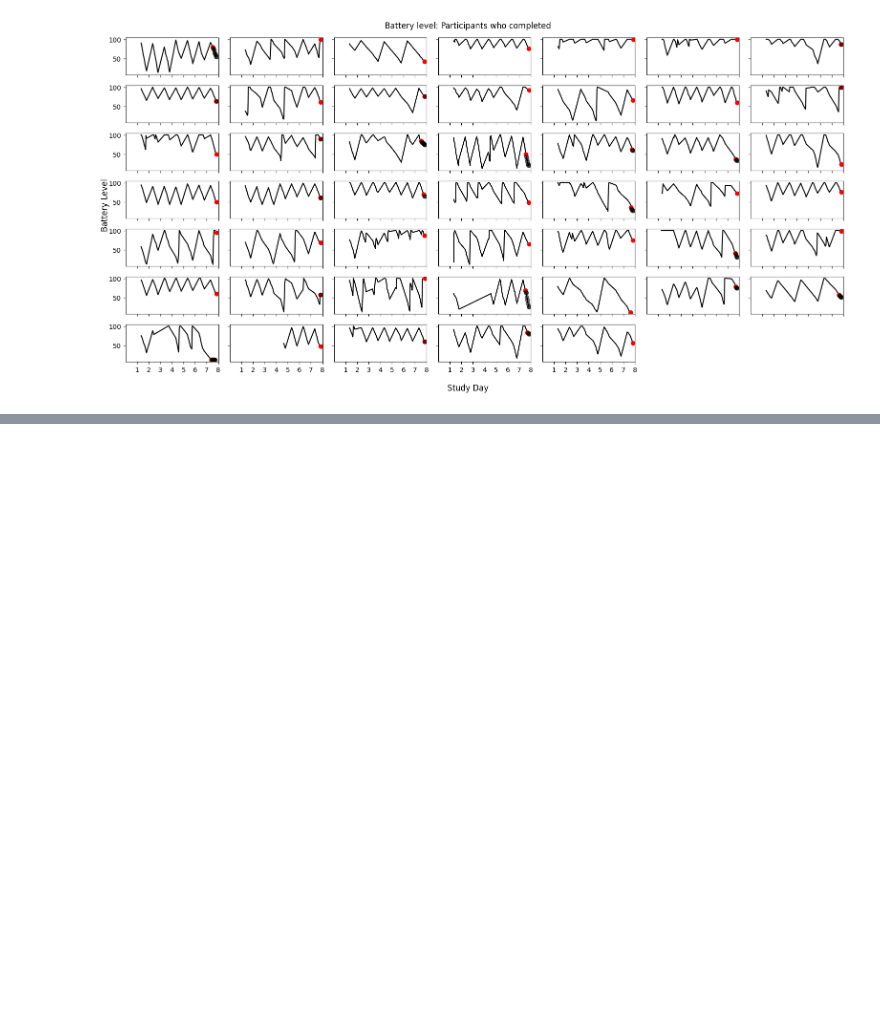
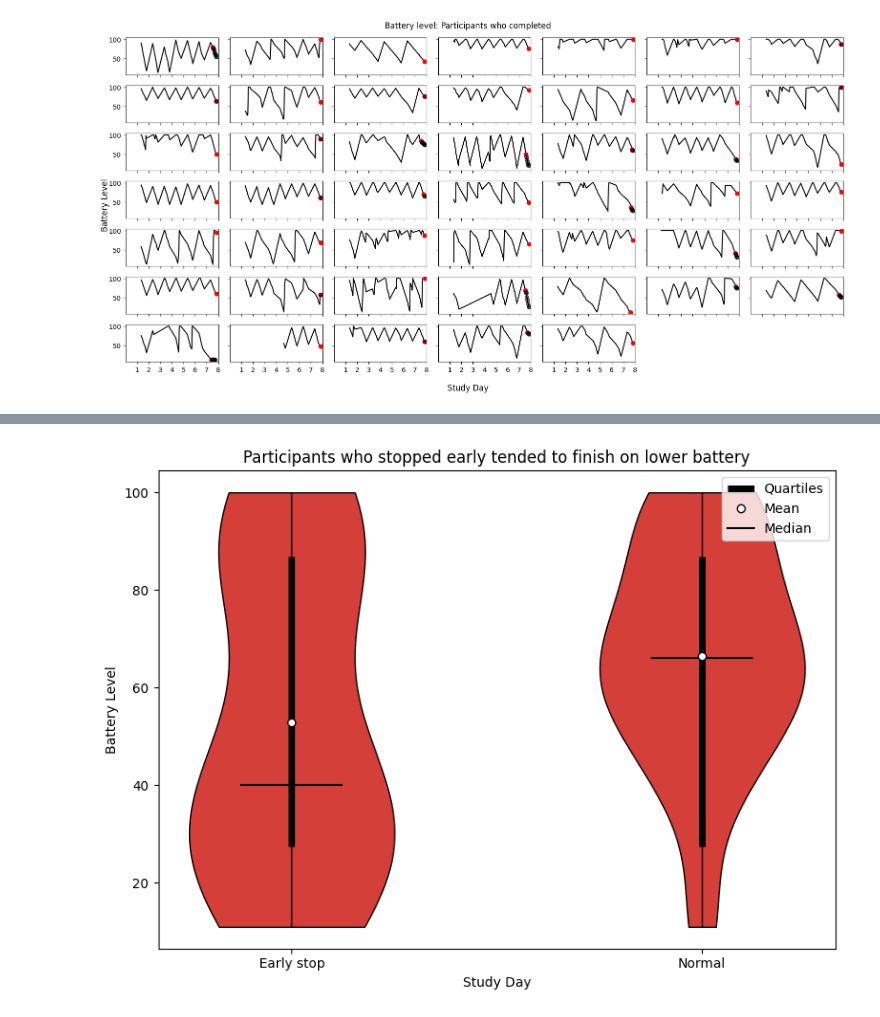
Before and after one commit to richard-lane/seaco_malaysia, a Jupyter notebook: battery_level_2.ipynb, the cells around one changed output, grey strips where cells are left out. Cells and saved outputs as stored; diff of their text form; code cells hidden in the pictures; blank space fills up the shorter version.

```diff
--- a/battery_level_2.ipynb
+++ b/battery_level_2.ipynb
@@ -329,0 +367,51 @@ Scatter plot of battery level at the last entry vs time
+# %%
+"""
+Box plot of battery level at the last entry vs time
+
+"""
+from matplotlib.lines import Line2D
+
+fig, axis = plt.subplots(1, 1, figsize=(8, 6))
+
+# Get lists of battery levels
+early = [i[1] if isinstance(i[1], int) else float(i[1]) for i in last_entry_early]
+normal = [i[1] if isinstance(i[1], int) else float(i[1]) for i in last_entry_normal]
+
+parts = axis.violinplot(
+    [early, normal], showmeans=False, showmedians=True, showextrema=False
+)
+
+# Change colour
+for polycollection in parts["bodies"]:
+    polycollection.set_facecolor("#D43F3A")
+    polycollection.set_edgecolor("black")
+    polycollection.set_alpha(1)
+parts["cmedians"].set_color("black")
+
+# Mark quartiles
+early_quartiles = np.percentile(early, [25, 75])
+normal_quartiles = np.percentile(normal, [25, 75])
+axis.vlines(
+    [1, 2], early_quartiles[0], early_quartiles[1], "k", linewidth=5, label="Quartiles"
+)
+
+# Draw a line connecting extrema
+axis.vlines([1, 2], min(early), max(early), "k", linewidth=1)
+
+# Mark mean
+axis.plot(
+    [1, 2], [np.mean(early), np.mean(normal)], "wo", label="Mean", markeredgecolor="k"
+)
+
+axis.set_xticks([1, 2], ["Early stop", "Normal"])
+axis.set_xlabel("Study Day")
+axis.set_ylabel("Battery Level")
+axis.set_title("Participants who stopped early tended to finish on lower battery")
+
+handles, _ = axis.get_legend_handles_labels()
+axis.legend(handles=handles + [Line2D([0], [0], color="k", label="Median")])
+
+fig.tight_layout()
+fig.savefig(f"{img_dir}/battery_lvl_last_entry_boxplot.png")
+# %% [output]
+[figure, added]
```
Also changed, not shown: parts of 6 cells of this notebook.
